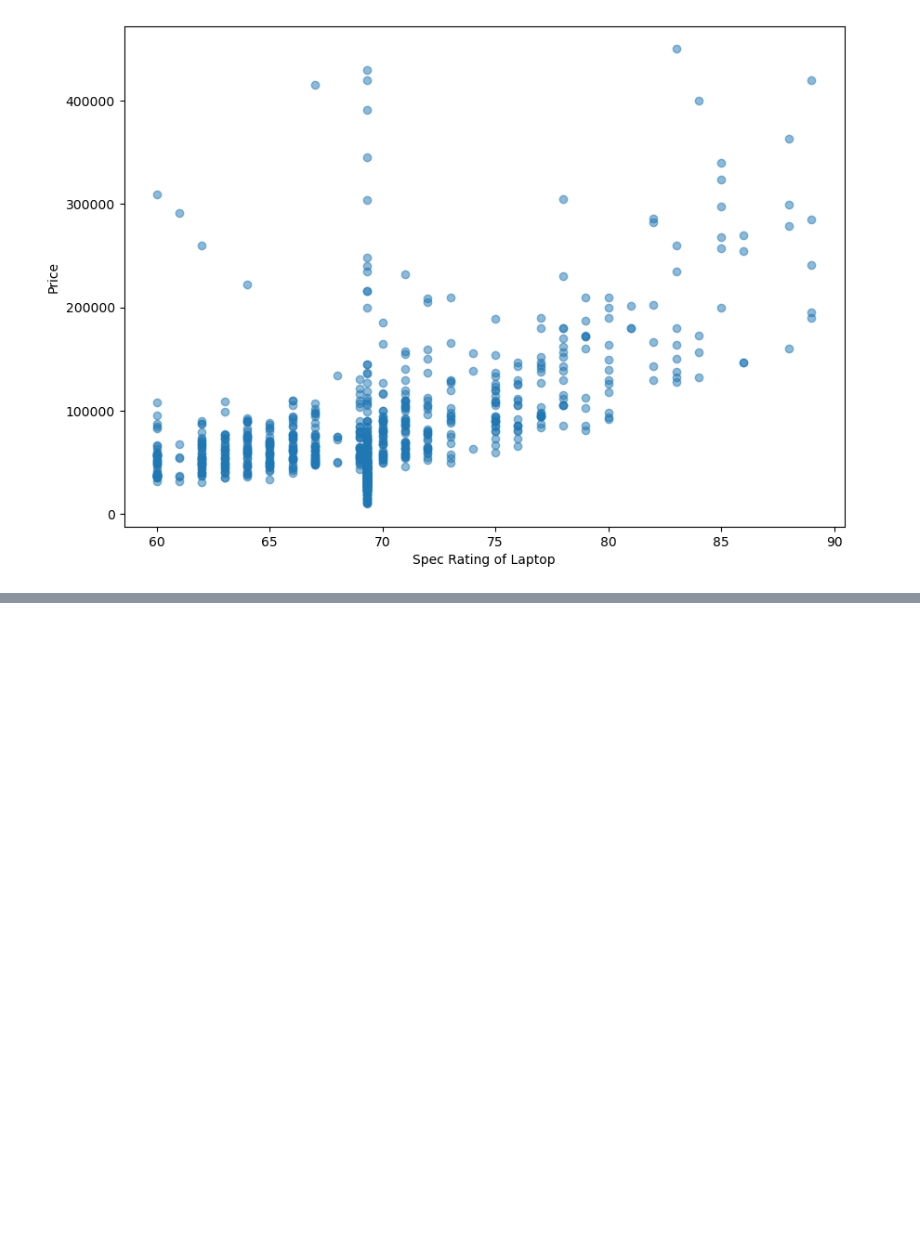
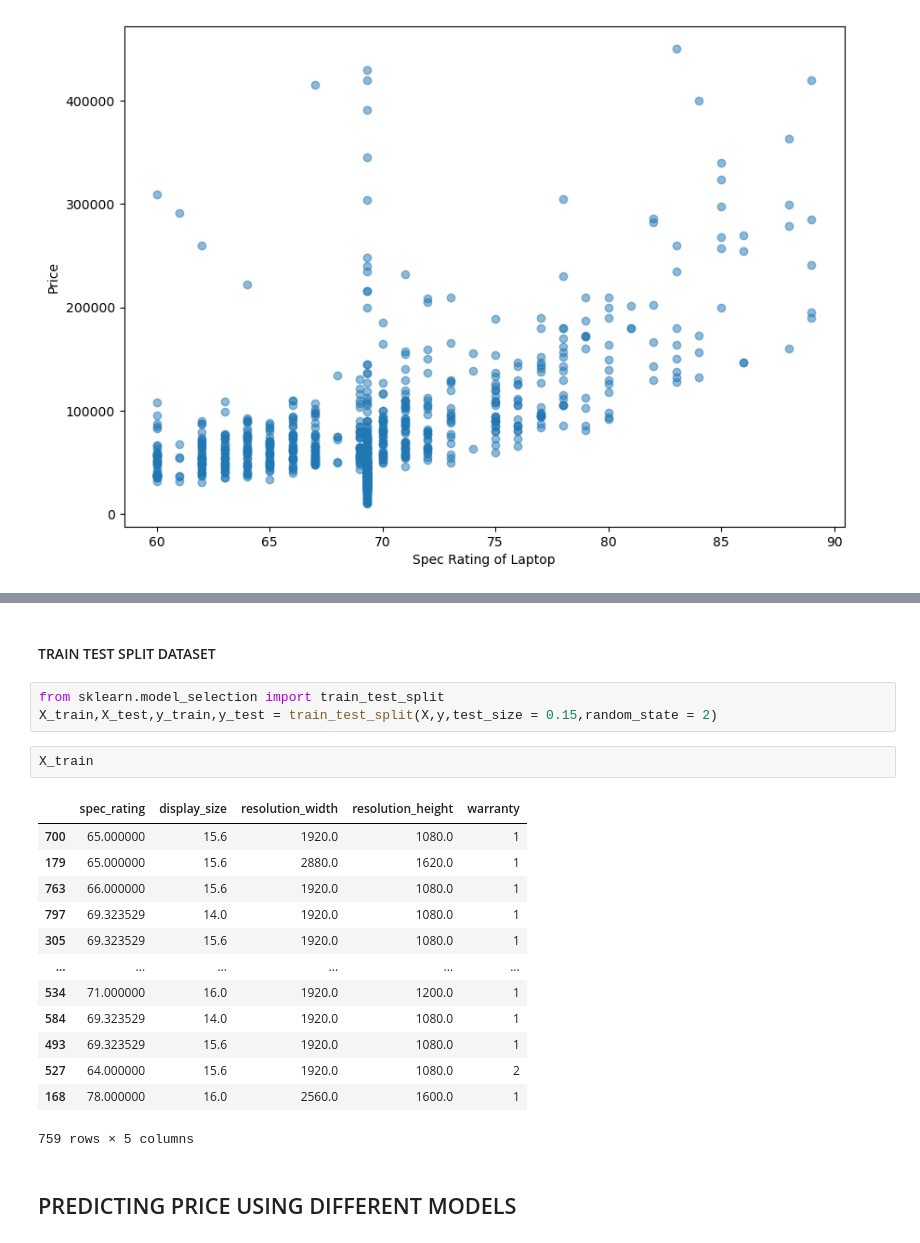
Before and after one commit to divyayush-v-20/Laptop_Price_Predictor, a Jupyter notebook: Laptop Price Predictor.ipynb, the cells around one changed output, grey strips where cells are left out. Cells and saved outputs as stored; diff of their text form; blank space fills up the shorter version.

```diff
--- a/Laptop Price Predictor.ipynb
+++ b/Laptop Price Predictor.ipynb
@@ -363,0 +395,23 @@ plt.show()
+# %% [markdown]
+#### TRAIN TEST SPLIT DATASET
+# %%
+from sklearn.model_selection import train_test_split
+X_train,X_test,y_train,y_test = train_test_split(X,y,test_size = 0.15,random_state = 2)
+# %%
+X_train
+# %% [output]
+|  | spec_rating | display_size | resolution_width | resolution_height | warranty |
+| 700 | 65.000000 | 15.6 | 1920.0 | 1080.0 | 1 |
+| 179 | 65.000000 | 15.6 | 2880.0 | 1620.0 | 1 |
+| 763 | 66.000000 | 15.6 | 1920.0 | 1080.0 | 1 |
+| 797 | 69.323529 | 14.0 | 1920.0 | 1080.0 | 1 |
+| 305 | 69.323529 | 15.6 | 1920.0 | 1080.0 | 1 |
+| ... | ... | ... | ... | ... | ... |
+| 534 | 71.000000 | 16.0 | 1920.0 | 1200.0 | 1 |
+| 584 | 69.323529 | 14.0 | 1920.0 | 1080.0 | 1 |
+| 493 | 69.323529 | 15.6 | 1920.0 | 1080.0 | 1 |
+| 527 | 64.000000 | 15.6 | 1920.0 | 1080.0 | 2 |
+| 168 | 78.000000 | 16.0 | 2560.0 | 1600.0 | 1 |
+759 rows × 5 columns
+# %% [markdown]
+## PREDICTING PRICE USING DIFFERENT MODELS
```
Also changed, not shown: parts of 37 cells of this notebook.
